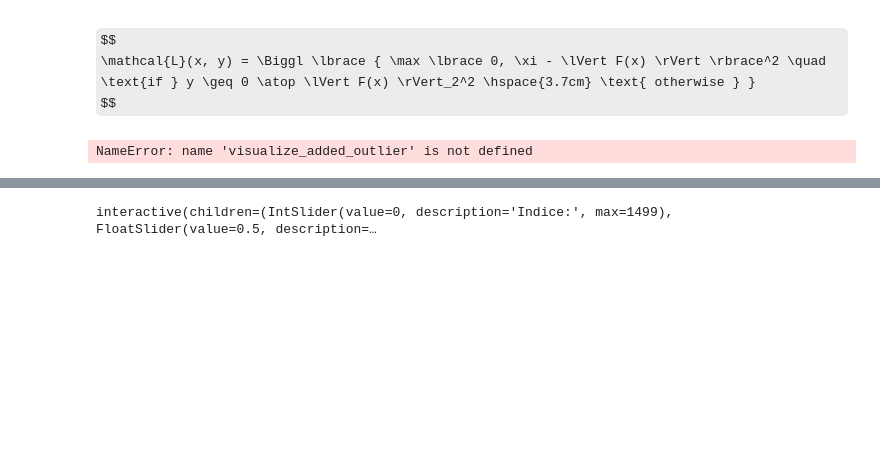
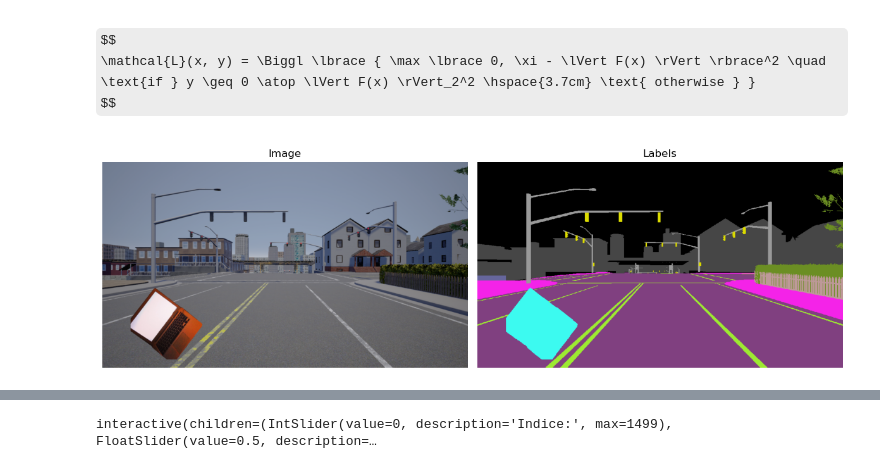
Before and after one commit to alessioarcara/ml4cv_assignment, a Jupyter notebook: main.ipynb, the cells around one changed output, grey strips where cells are left out. Drawn from its saved outputs; the diff is of its cells as text; code cells hidden in the pictures; some formulas as TeX source; blank space fills up the shorter version.

```diff
--- a/main.ipynb
+++ b/main.ipynb
@@ -229,6 +232,6 @@ val_loader_w_anomalies = MultiEpochsDataLoader(
     drop_last=True,
 )
 # %%
-visualize_added_outlier(train_data_w_anomalies[0])
+visualize_added_outlier(train_data_w_anomalies[0], denorm)
 # %% [output]
-NameError: name 'visualize_added_outlier' is not defined
+[figure, added]
```
Also changed, not shown: parts of 7 cells of this notebook, 1 other file.
